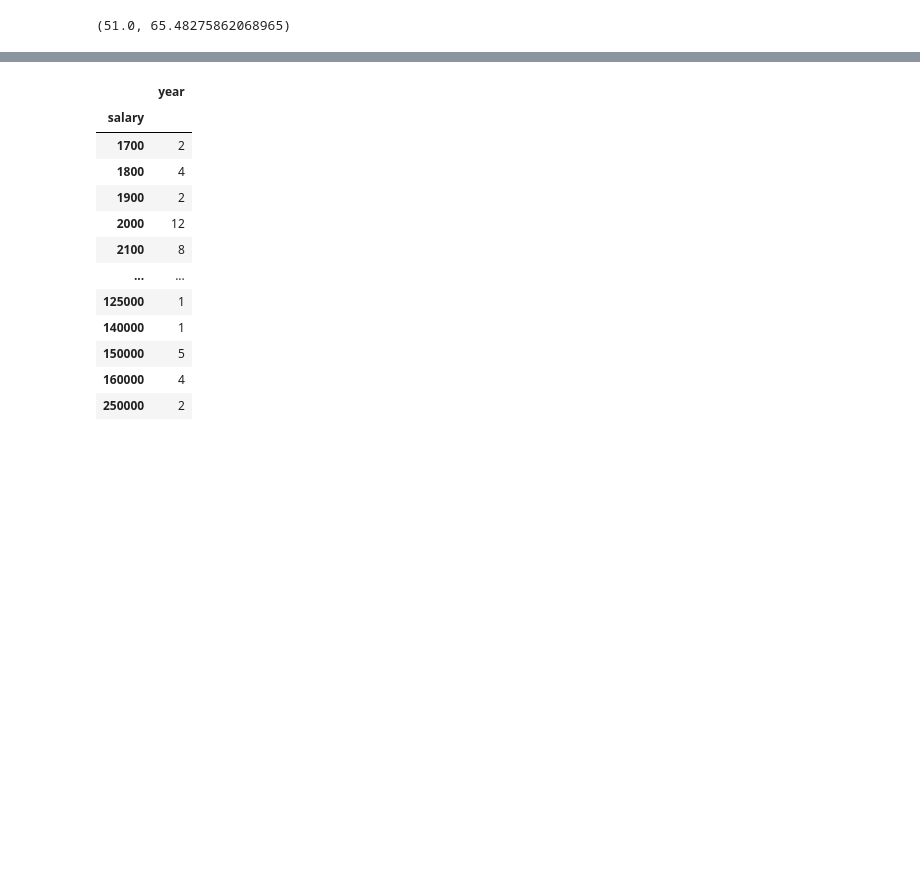
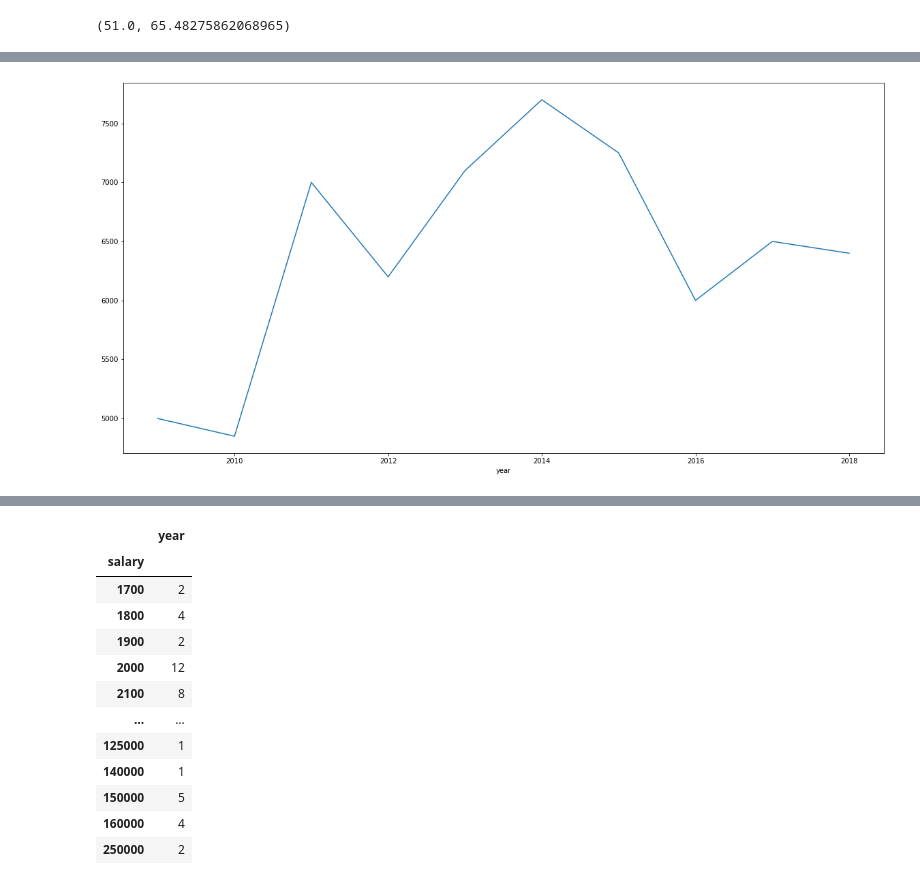
Before and after one commit to kkalkkkal/Datathon_KBO, a Jupyter notebook: KBO_MoneyBall.ipynb, the cells around one changed output, grey strips where cells are left out. Cells and saved outputs as stored; diff of their text form; code cells hidden in the pictures; blank space fills up the shorter version.

```diff
--- a/KBO_MoneyBall.ipynb
+++ b/KBO_MoneyBall.ipynb
@@ -872,0 +791,9 @@ Name: GPA, dtype: float64
+# %%
+
+# 연도별 연봉의 중간값
+salary_median = data2.groupby('year').salary.median()
+ax= plt.subplots(figsize=(20,10))
+ax = salary_median.plot.line()
+plt.show()
+# %% [output]
+[figure, added]
```
Also changed, not shown: parts of 70 cells of this notebook.
